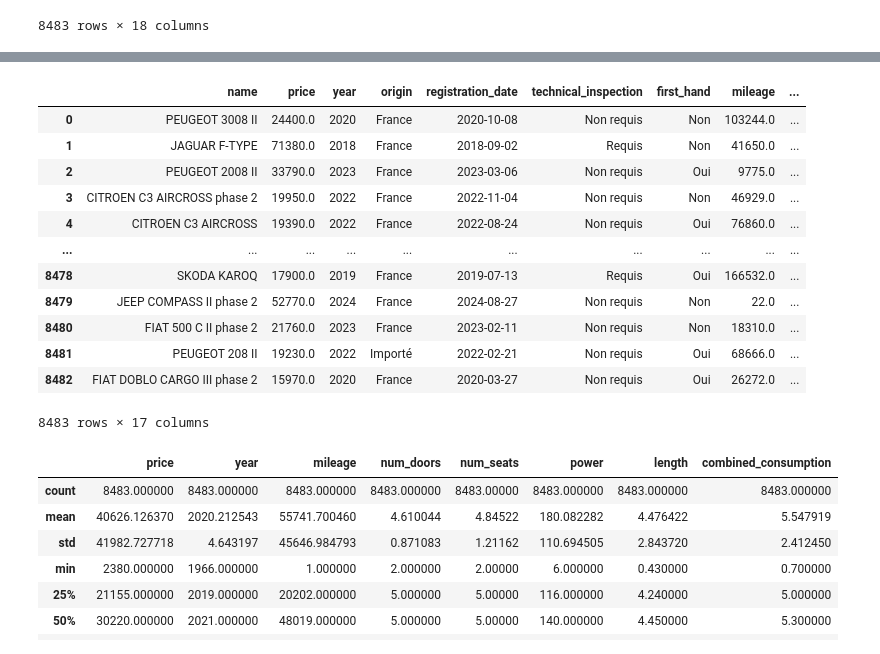
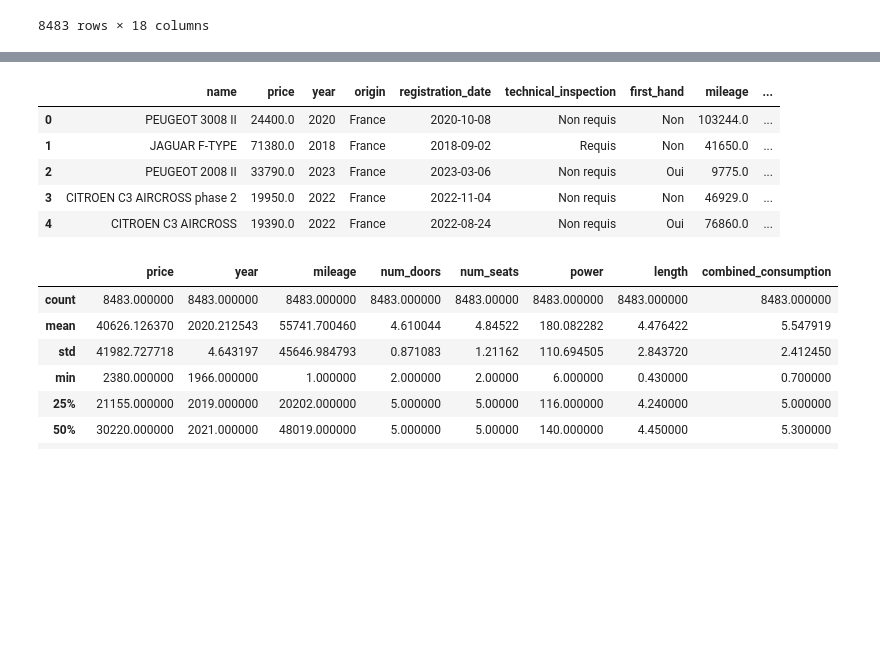
Before and after one commit to asndiallo/PricePilot, a Jupyter notebook: ML.ipynb, the cells around one changed output, grey strips where cells are left out. Drawn from its saved outputs; the diff is of its cells as text; code cells hidden in the pictures; blank space fills up the shorter version.

```diff
--- a/ML.ipynb
+++ b/ML.ipynb
@@ -117,23 +117,14 @@ memory usage: 1.1+ MB
 #5. Drop Unnecessary Columns
 df.drop(["trunk_volume"], axis=1, inplace=True)
 # %%
-
-
-df
+df.head()
 # %% [output]
 |  | name | price | year | origin | registration_date | technical_inspection | first_hand | mileage | ... |
 | 0 | PEUGEOT 3008 II | 24400.0 | 2020 | France | 2020-10-08 | Non requis | Non | 103244.0 | ... |
 | 1 | JAGUAR F-TYPE | 71380.0 | 2018 | France | 2018-09-02 | Requis | Non | 41650.0 | ... |
 | 2 | PEUGEOT 2008 II | 33790.0 | 2023 | France | 2023-03-06 | Non requis | Oui | 9775.0 | ... |
 | 3 | CITROEN C3 AIRCROSS phase 2 | 19950.0 | 2022 | France | 2022-11-04 | Non requis | Non | 46929.0 | ... |
 | 4 | CITROEN C3 AIRCROSS | 19390.0 | 2022 | France | 2022-08-24 | Non requis | Oui | 76860.0 | ... |
-| ... | ... | ... | ... | ... | ... | ... | ... | ... | ... |
-| 8478 | SKODA KAROQ | 17900.0 | 2019 | France | 2019-07-13 | Requis | Oui | 166532.0 | ... |
-| 8479 | JEEP COMPASS II phase 2 | 52770.0 | 2024 | France | 2024-08-27 | Non requis | Non | 22.0 | ... |
-| 8480 | FIAT 500 C II phase 2 | 21760.0 | 2023 | France | 2023-02-11 | Non requis | Non | 18310.0 | ... |
-| 8481 | PEUGEOT 208 II | 19230.0 | 2022 | Importé | 2022-02-21 | Non requis | Oui | 68666.0 | ... |
-| 8482 | FIAT DOBLO CARGO III phase 2 | 15970.0 | 2020 | France | 2020-03-27 | Non requis | Oui | 26272.0 | ... |
-8483 rows × 17 columns
 # %%
 # 2. Handle Missing Values
 df.fillna(
```
Also changed, not shown: parts of 9 cells of this notebook.
